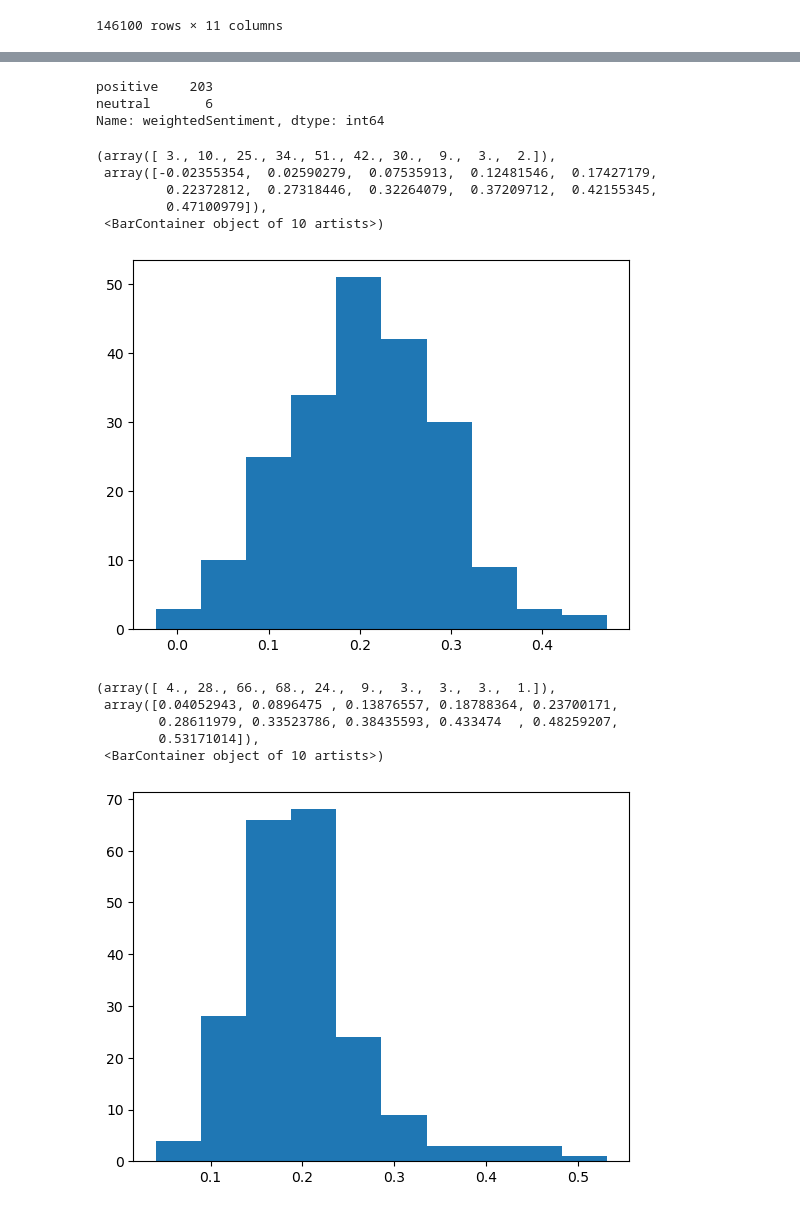
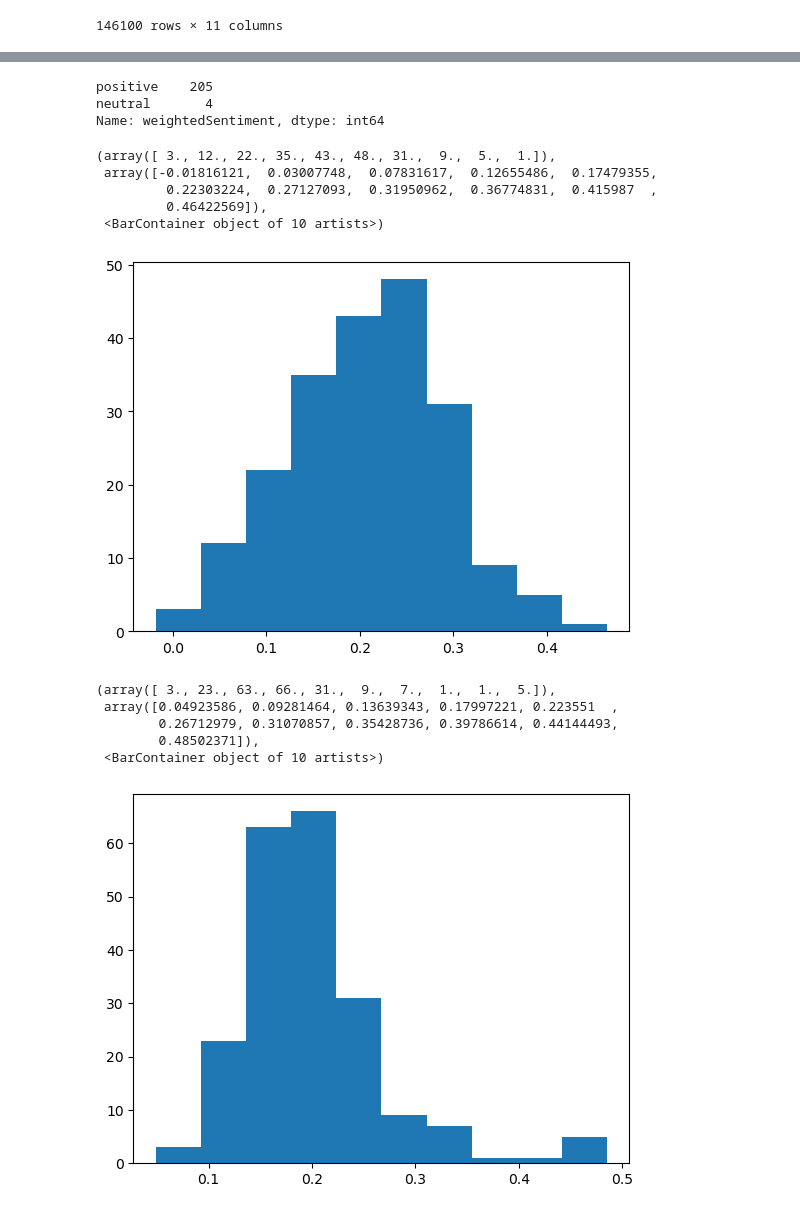
Before and after one commit to HsinZhengWei/BT4222, a Jupyter notebook: TwitterData/TwitterSentimentAnalysis.ipynb, the cells around one changed output, grey strips where cells are left out. Saved outputs shown, nothing was run; the diff lists cells and outputs as text; code cells hidden in the pictures.

```diff
--- a/TwitterData/TwitterSentimentAnalysis.ipynb
+++ b/TwitterData/TwitterSentimentAnalysis.ipynb
@@ -54,4 +54,6 @@ fullDf
 | 36498 | 2022-12-31 21:06:50+00:00 | Thanks for the $1k\nDISCORD \n\nB... | jakson70006751 | 0 | 2022-12-31 |
 | 36499 | 2022-12-31 21:06:36+00:00 | $SPY what a move! Update video on... | Invest42morrow1 | 0 | 2022-12-31 |
 146100 rows × 5 columns
+# %%
+fullDf['Date'] = pd.to_datetime(fullDf['Date'])
 # %%
@@ -106,7 +111,3 @@ fullDf
 | 36498 | 2022-12-31 21:06:50+00:00 | Thanks for the $1k\nDISCORD \n\nB... | jakson70006751 | 0 | 2022-12-31 | thanks k discord best discord tra... | {'neg': 0.161, 'neu': 0.516, 'pos... | 0.161 | 0.516 | 0.323 | ... |
 | 36499 | 2022-12-31 21:06:36+00:00 | $SPY what a move! Update video on... | Invest42morrow1 | 0 | 2022-12-31 | spy move update video mmat cosm d... | {'neg': 0.144, 'neu': 0.729, 'pos... | 0.144 | 0.729 | 0.128 | ... |
 146100 rows × 11 columns
-# %%
-fullDf['week'] = fullDf['Date'].apply(lambda x: datetime.strptime(x, '%Y-%m-%d').date().isocalendar().week)
-fullDf['year'] = fullDf['Date'].apply(lambda x: datetime.strptime(x, '%Y-%m-%d').date().isocalendar().year)
-fullDf
@@ -190,0 +114,27 @@ finalTable
+# %%
+# Convert to weekly average scores
+start_date = pd.to_datetime('2019-01-01')
+end_date = pd.to_datetime('2022-12-31')
+
+days_to_subtract = (7 + start_date.weekday()) % 7
+start_date -= timedelta(days=days_to_subtract)
+
+weeks = pd.date_range(start=start_date, end=end_date, freq='W-TUE')
+
+scores = []
+
+for week in weeks:
+    start_week = week
+    end_week = week + pd.Timedelta(days=6)
+    week_scores = fullDf[fullDf['Date'].between(start_week, end_week, inclusive='both')][['likeCount', 'compound']]
+    week_scores['likeCount'] = week_scores['likeCount'] + 1 # Smoothing
+    if len(week_scores) > 0:
+        scores.append({
+            'Week Start': start_week,
+            'Week End': end_week,
+            'Twitter_Sentiment_Score': week_scores['compound'].mean(),
+            'Twitter_Weighted_Sentiment_Score': (week_scores['likeCount'] * week_scores['compound']).sum() / week_scores['likeCount'].sum()
+        })
+
+finalTable = pd.DataFrame(scores)
+finalTable
@@ -200,6 +164,6 @@ def sentiment(score):
     else:
         return 'neutral'
 # %%
-finalTable['weightedSentiment'] = finalTable['weightedCompoundScore'].apply(sentiment)
+finalTable['weightedSentiment'] = finalTable['Twitter_Weighted_Sentiment_Score'].apply(sentiment)
 finalTable
 # %% [output]
@@ -221,24 +185,24 @@ finalTable.to_csv('twitterComments.csv')
 # %%
 finalTable['weightedSentiment'].value_counts()
 # %% [output]
-positive    203
-neutral       6
+positive    205
+neutral       4
 Name: weightedSentiment, dtype: int64
 # %%
-plt.hist(finalTable['WeightedCompoundScore'])
+plt.hist(finalTable['Twitter_Weighted_Sentiment_Score'])
 # %% [output]
-(array([ 3., 10., 25., 34., 51., 42., 30.,  9.,  3.,  2.]),
- array([-0.02355354,  0.02590279,  0.07535913,  0.12481546,  0.17427179,
-         0.22372812,  0.27318446,  0.32264079,  0.37209712,  0.42155345,
-         0.47100979]),
+(array([ 3., 12., 22., 35., 43., 48., 31.,  9.,  5.,  1.]),
+ array([-0.01816121,  0.03007748,  0.07831617,  0.12655486,  0.17479355,
+         0.22303224,  0.27127093,  0.31950962,  0.36774831,  0.415987  ,
+         0.46422569]),
  <BarContainer object of 10 artists>)
-[figure, old version]
+[figure, new version]
 # %%
-plt.hist(finalTable['compound'])
+plt.hist(finalTable['Twitter_Sentiment_Score'])
 # %% [output]
-(array([ 4., 28., 66., 68., 24.,  9.,  3.,  3.,  3.,  1.]),
- array([0.04052943, 0.0896475 , 0.13876557, 0.18788364, 0.23700171,
-        0.28611979, 0.33523786, 0.38435593, 0.433474  , 0.48259207,
-        0.53171014]),
+(array([ 3., 23., 63., 66., 31.,  9.,  7.,  1.,  1.,  5.]),
+ array([0.04923586, 0.09281464, 0.13639343, 0.17997221, 0.223551  ,
+        0.26712979, 0.31070857, 0.35428736, 0.39786614, 0.44144493,
+        0.48502371]),
  <BarContainer object of 10 artists>)
-[figure, old version]
+[figure, new version]
```
Also changed, not shown: parts of 13 cells of this notebook, 1 other file.
